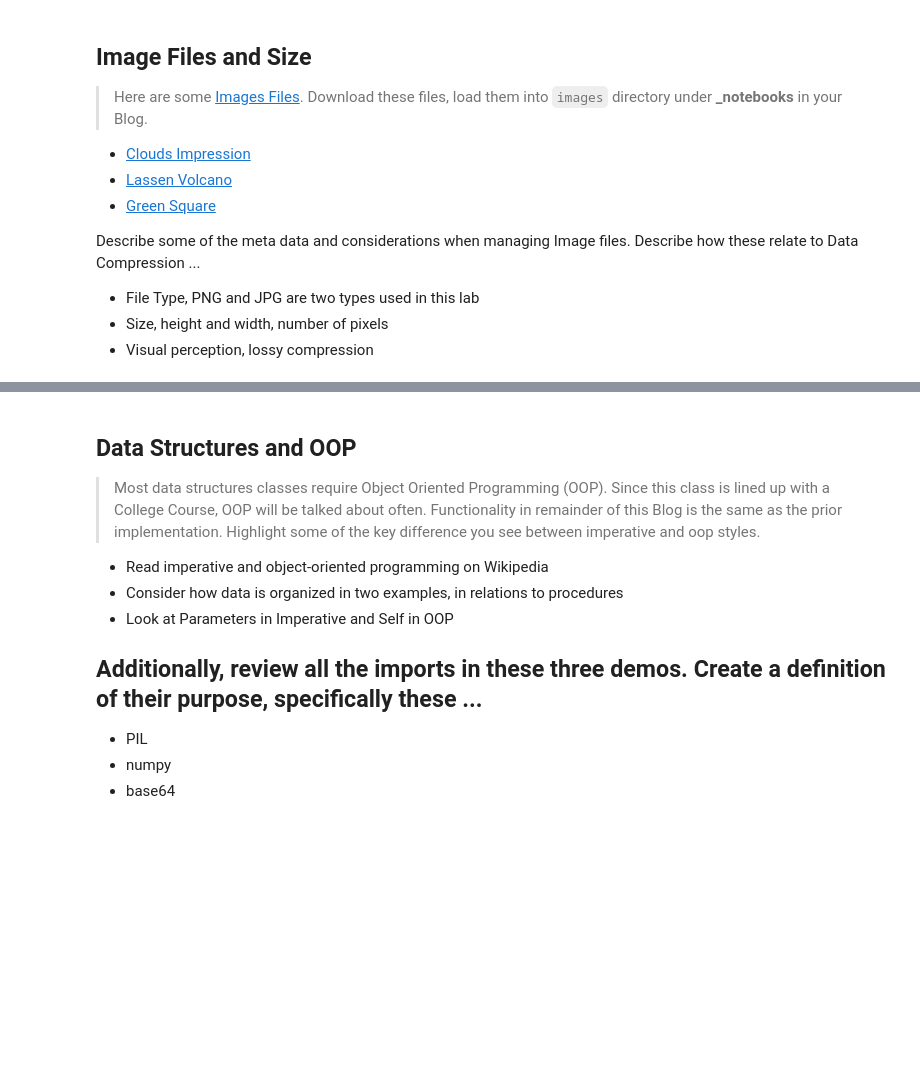
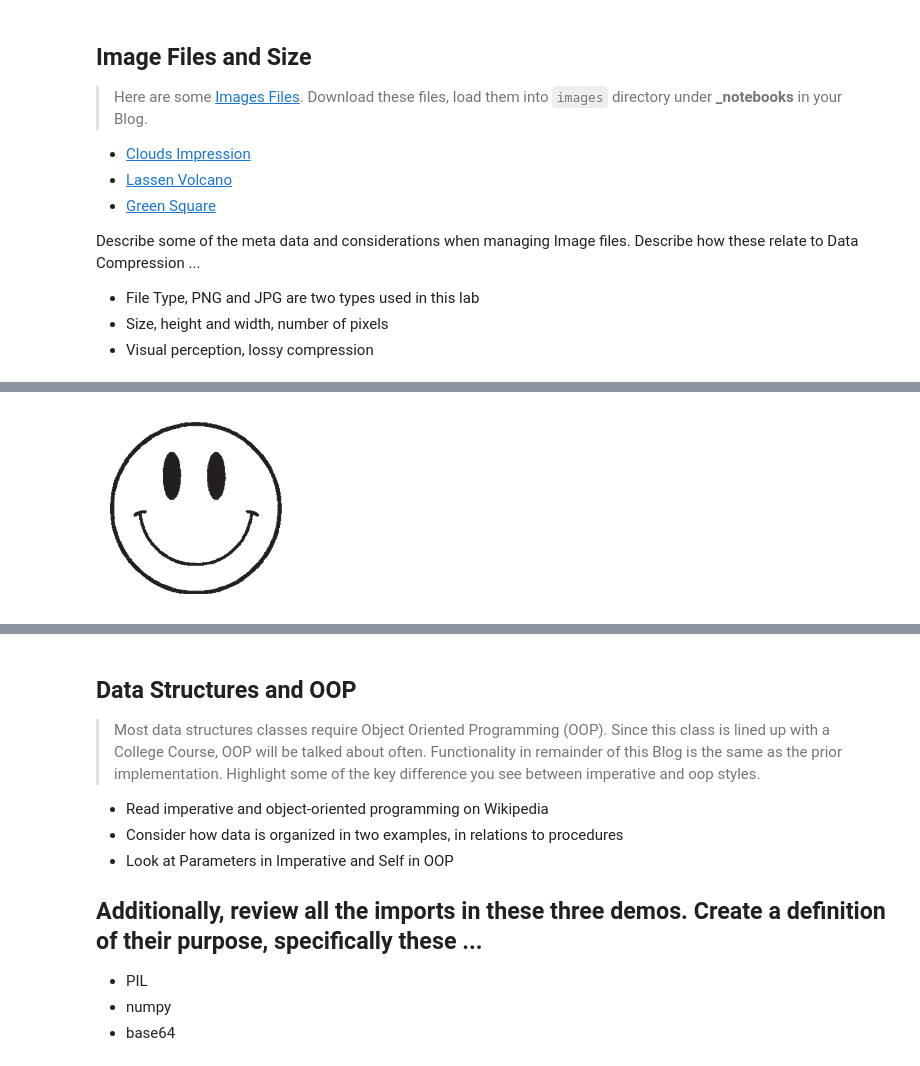
Before and after one commit to kayleehou/myproject, a Jupyter notebook: _notebooks/2023-03-07-AP-unit2-2.ipynb, the cells around one changed output, grey strips where cells are left out. Saved outputs shown, nothing was run; the diff lists cells and outputs as text; code cells hidden in the pictures; blank space fills up the shorter version.

```diff
--- a/_notebooks/2023-03-07-AP-unit2-2.ipynb
+++ b/_notebooks/2023-03-07-AP-unit2-2.ipynb
@@ -45,36 +55,38 @@ Provide what you observed, struggled with, or leaned while playing with this cod
 # %%
 
 from IPython.display import Image, display
 from pathlib import Path  # https://medium.com/@ageitgey/python-3-quick-tip-the-easy-way-to-deal-with-file-paths-on-windows-mac-and-linux-11a072b58d5f
 
 # prepares a series of images
 def image_data(path=Path("images/"), images=None):  # path of static images is defaulted
     if images is None:  # default image
         images = [
             # {'source': "Peter Carolin", 'label': "Clouds Impression", 'file': "clouds-impression.png"},
             # {'source': "Peter Carolin", 'label': "Lassen Volcano", 'file': "lassen-volcano.jpg"},
-            {'source': "StampChamp", 'label': "Smiley Face", 'file': "smileyface.jpg"}
+            {'source': "StampChamp", 'label': "Smiley Face", 'file': "smileyface.png"}
 
         ]
     for image in images:
         # File to open
         image['filename'] = path / image['file']  # file with path
     return images
 
 def image_display(images):
     for image in images:
         display(Image(filename=image['filename']))
 
 
 # Run this as standalone tester to see sample data printed in Jupyter terminal
-# if __name__ == "__main__":
-#     # print parameter supplied image
-#     green_square = image_data(images=[{'source': "Internet", 'label': "Green Square", 'file': "green-square-16.png"}])
-#     image_display(green_square)
+if __name__ == "__main__":
+    # print parameter supplied image
+    # smiley_face = image_data(images=[{'source': "Internet", 'label': "Smiley Face", 'file': "smileyface.png"}])
+    # image_display(smiley_face)
 
-#     # display default images from image_data()
-#     default_images = image_data()
-#     image_display(default_images)
+    # display default images from image_data()
+    default_images = image_data()
+    image_display(default_images)
+# %% [output]
+[figure, added]
 # %% [markdown]
 ## Reading and Encoding Images (2 implementations follow)
 
```
Also changed, not shown: parts of 5 cells of this notebook, 2 other files.
